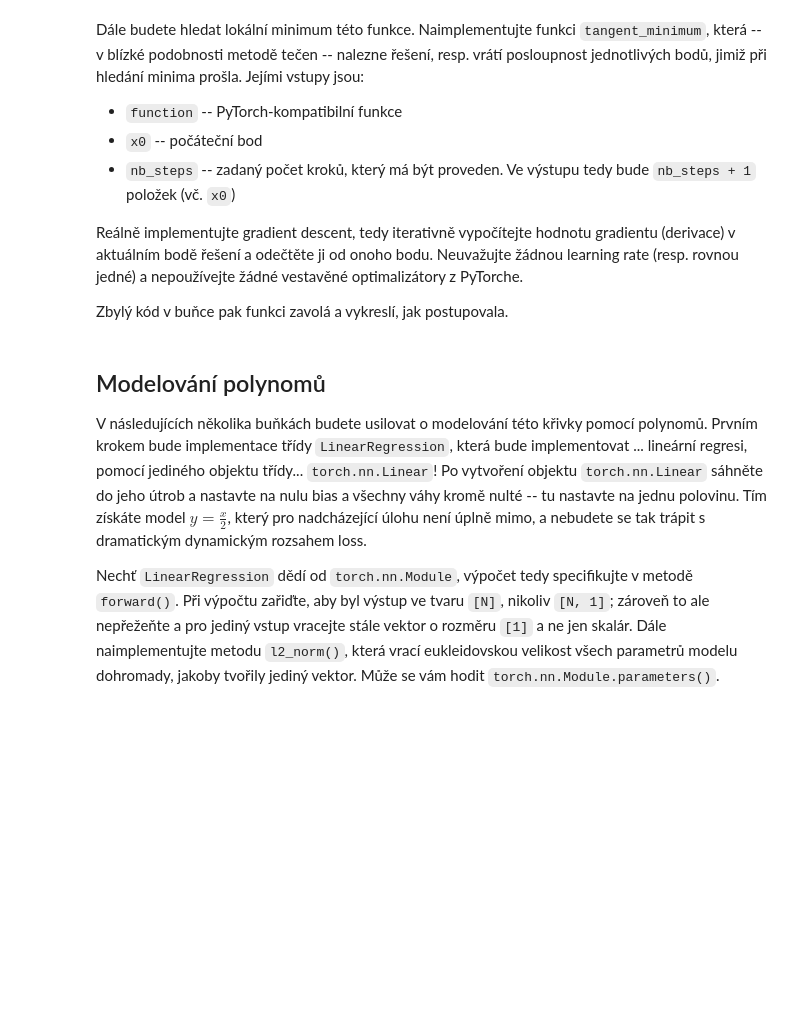
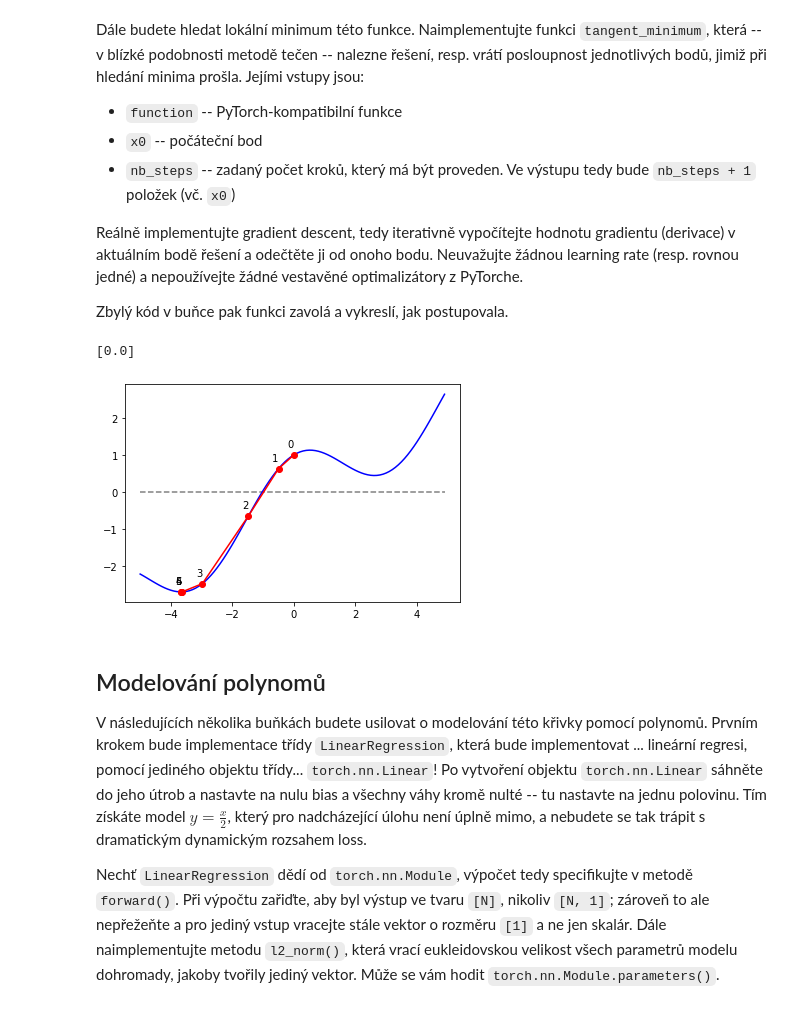
Before and after one commit to Filda99/FIT-SUI, a Jupyter notebook: proj3/zadani.ipynb, the cells around one changed output. Drawn from its saved outputs; the diff is of its cells as text; code cells hidden in the pictures; blank space fills up the shorter version.

```diff
--- a/proj3/zadani.ipynb
+++ b/proj3/zadani.ipynb
@@ -55,20 +57,34 @@ Neuvažujte žádnou learning rate (resp. rovnou jedné) a nepoužívejte žádn
 Zbylý kód v buňce pak funkci zavolá a vykreslí, jak postupovala.
 # %%
 def tangent_minimum(function, x0, nb_steps):
-    pass
+    updates = [x0.item()]  # Store the initial point
+    for _ in range(nb_steps):
+        # Compute the gradient at the current point
+        y = function(x0)
+        y.backward()
+        grad = x0.grad
+        # Update the point using gradient descent (learning rate = 1)
+        x0 = x0.detach() - grad
+        # Store the updated point
+        updates.append(x0.item())
+        x0.requires_grad_()
+    return updates
 
 x0 = torch.tensor([0.0], requires_grad=True)
 updates = tangent_minimum(func, x0, 6)
 
 plt.figure()
 plt.plot(xs.detach(),  0 * np.ones(xs.shape[0]), color='gray', linestyle='--')
 plt.plot(xs.detach(), func(xs).detach(), 'b')
 plt.plot(updates, func(torch.tensor(updates)).detach(), 'r', marker='o')
 
 for i, (x, y) in enumerate(zip(updates, func(torch.tensor(updates)).detach())):
     plt.annotate(f'{i}', (x, y), xytext=(x-0.2, y+0.2))
 
 plt.show()
+# %% [output]
+[0.0]
+[figure, added]
 # %% [markdown]
 ## Modelování polynomů
 
```
Also changed, not shown: parts of 2 cells of this notebook.
